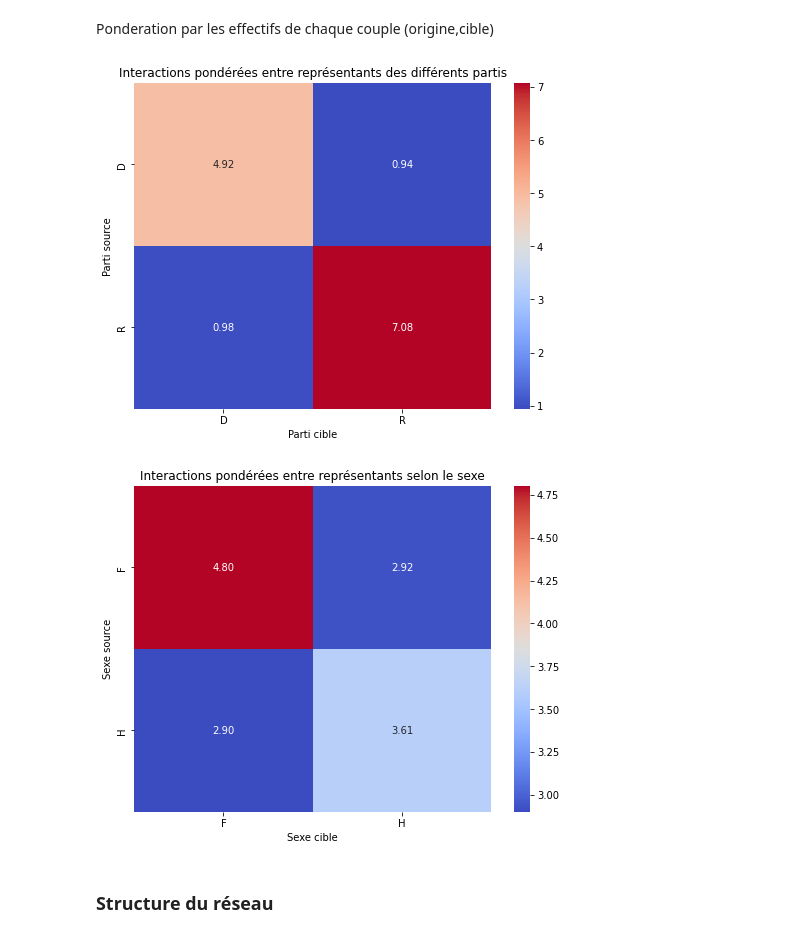
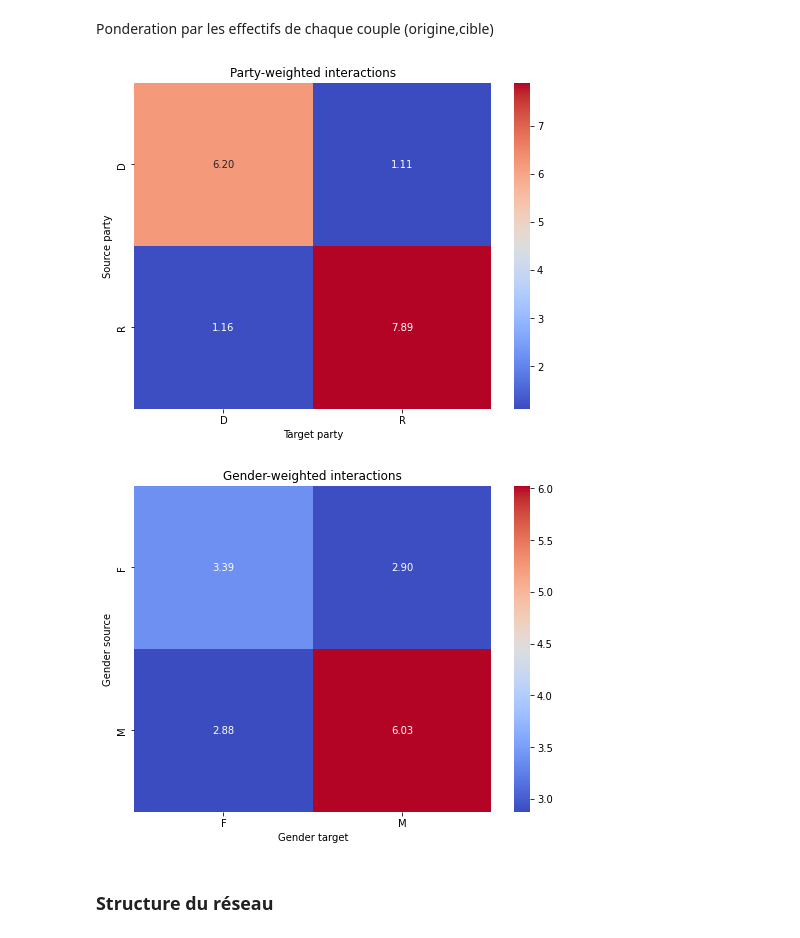
Before and after one commit to cmllbll/Sciences_reseaux, a Jupyter notebook: Lib/Analyse de réseaux.ipynb, the cells around one changed output. Cells and saved outputs as stored; diff of their text form; code cells hidden in the pictures.

```diff
--- a/Lib/Analyse de réseaux.ipynb
+++ b/Lib/Analyse de réseaux.ipynb
@@ -33,6 +33,7 @@ def recode_age(age) :
     else:
         return "Plus de 80 ans"
 attributes_df["age_recode"] = attributes_df["age"].apply(recode_age)
+attributes_df["sex"] = attributes_df["sex"].replace({"H":"M"})
 # %%
 attributes_df
 # %% [output]
@@ -507,8 +508,8 @@ for i, out_edges in enumerate(outList):
         weight = outWeight[i][j]
 
         # Ajuster le poids par les effectifs des partis source et cible
-        adjustment_factor = 1 / (party_counts[source_party] * party_counts[target_party])
-        adjusted_weight = weight * adjustment_factor *10000
+        adjustment_factor = 1 / (party_counts[source_party] + party_counts[target_party])
+        adjusted_weight = weight * adjustment_factor * 100
 
         # Ajouter le poids ajusté à la matrice d'interactions pondérée
         weighted_interaction_matrix.loc[source_party, target_party] += adjusted_weight
@@ -516,48 +517,49 @@ for i, out_edges in enumerate(outList):
 # Créer un graphique de la matrice d'interactions pondérée entre partis
 plt.figure(figsize=(8, 6))
 sns.heatmap(weighted_interaction_matrix, annot=True, cmap='coolwarm', fmt='.2f')
-plt.title("Interactions pondérées entre représentants des différents partis")
-plt.xlabel("Parti cible")
-plt.ylabel("Parti source")
+plt.title("Party-weighted interactions")
+plt.xlabel("Target party")
+plt.ylabel("Source party")
 plt.show()
 # %% [output]
-[figure, old version]
+[figure, new version]
 # %%
+data = attributes_df.set_index('congress_member').drop("age",axis=1)
 # Créer un dictionnaire associant les noms d'utilisateurs au parti
-party_dict = {username: data.loc[username, 'sex'] for username in usernameList}
+sex_dict = {username: data.loc[username, 'sex'] for username in usernameList}
 
 # Initialiser un DataFrame pour les interactions pondérées entre partis
 parties = attributes_df['sex'].unique()
 weighted_interaction_matrix = pd.DataFrame(0, index=parties, columns=parties)
 
 # Calculez les effectifs des partis
-party_counts = attributes_df['sex'].value_counts()
+sex_counts = attributes_df['sex'].value_counts()
 
 for i, out_edges in enumerate(outList):
-    source_party = party_dict[usernameList[i]]
+    source_sex = sex_dict[usernameList[i]]
 
     for j, target in enumerate(out_edges):
-        target_party = party_dict[usernameList[target]]
+        target_sex = sex_dict[usernameList[target]]
 
         # Obtenir le poids de l'interaction
         weight = outWeight[i][j]
 
         # Ajuster le poids par les effectifs des partis source et cible
-        adjustment_factor = 1 / (party_counts[source_party] * party_counts[target_party])
-        adjusted_weight = weight * adjustment_factor *10000
+        adjustment_factor = 1 / (sex_counts[source_sex] + sex_counts[target_sex])
+        adjusted_weight = weight * adjustment_factor * 100
 
         # Ajouter le poids ajusté à la matrice d'interactions pondérée
-        weighted_interaction_matrix.loc[source_party, target_party] += adjusted_weight
+        weighted_interaction_matrix.loc[source_sex, target_sex] += adjusted_weight
 
 # Créer un graphique de la matrice d'interactions pondérée entre partis
 plt.figure(figsize=(8, 6))
 sns.heatmap(weighted_interaction_matrix, annot=True, cmap='coolwarm', fmt='.2f')
-plt.title("Interactions pondérées entre représentants selon le sexe")
-plt.xlabel("Sexe cible")
-plt.ylabel("Sexe source")
+plt.title("Gender-weighted interactions")
+plt.xlabel("Gender target")
+plt.ylabel("Gender source")
 plt.show()
 # %% [output]
-[figure, old version]
+[figure, new version]
 # %% [markdown]
 ### Structure du réseau
 # %%
```
Also changed, not shown: parts of 3 cells of this notebook.
